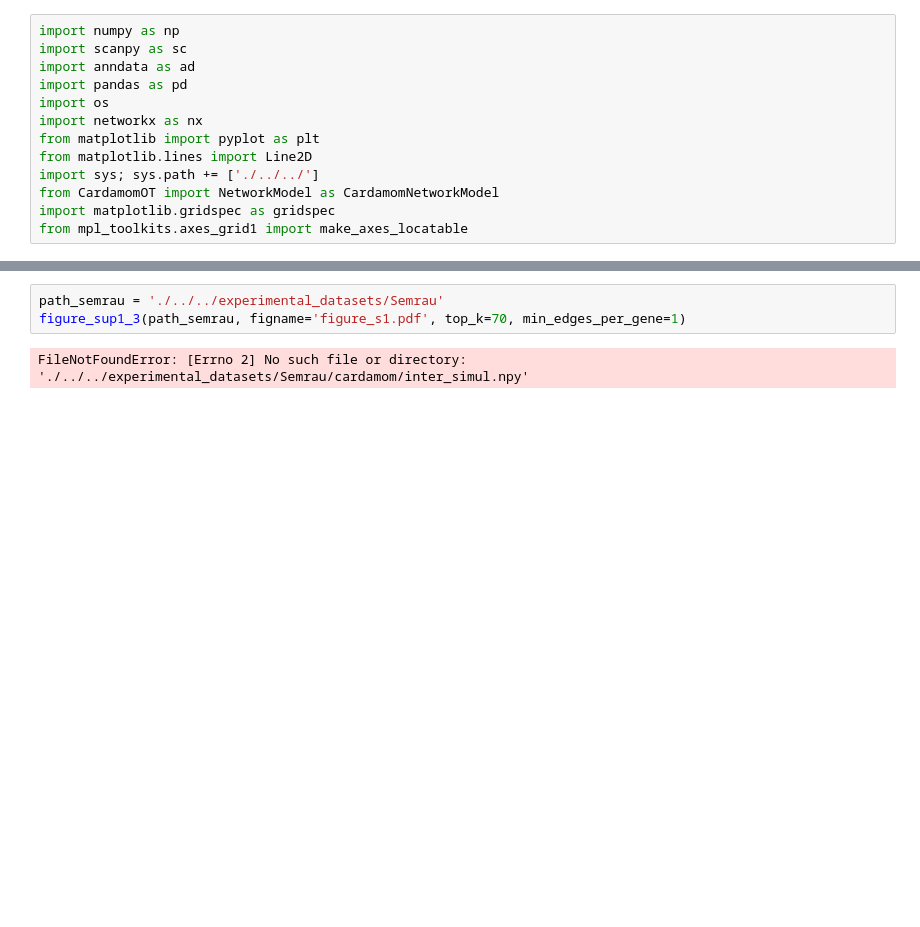
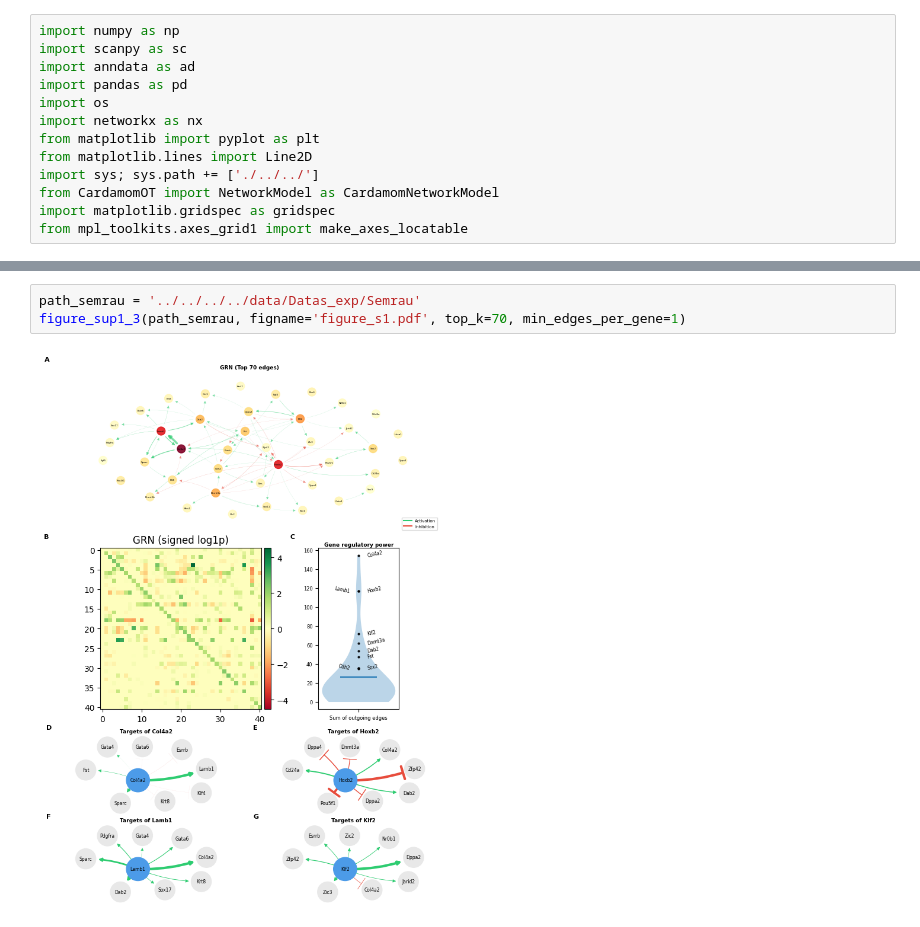
Before and after one commit to eliasventre/CardamomOT, a Jupyter notebook: results_article/Benchmark_on_simulated_data/figure_s1-3.ipynb, the cells around one changed output, grey strips where cells are left out. Cells and saved outputs as stored; diff of their text form; blank space fills up the shorter version.

```diff
--- a/results_article/Benchmark_on_simulated_data/figure_s1-3.ipynb
+++ b/results_article/Benchmark_on_simulated_data/figure_s1-3.ipynb
@@ -368,8 +309,8 @@ def figure_sup1_3(
     plt.savefig(figname, dpi=600, bbox_inches='tight')
     plt.show()
 # %%
-path_semrau = './../../experimental_datasets/Semrau'
+path_semrau = '../../../../data/Datas_exp/Semrau'
 figure_sup1_3(path_semrau, figname='figure_s1.pdf', top_k=70, min_edges_per_gene=1)
 # %% [output]
-FileNotFoundError: [Errno 2] No such file or directory: './../../experimental_datasets/Semrau/cardamom/inter_simul.npy'
+[figure, added]
 # %%
```
Also changed, not shown: parts of 4 cells of this notebook, 59 other files.
